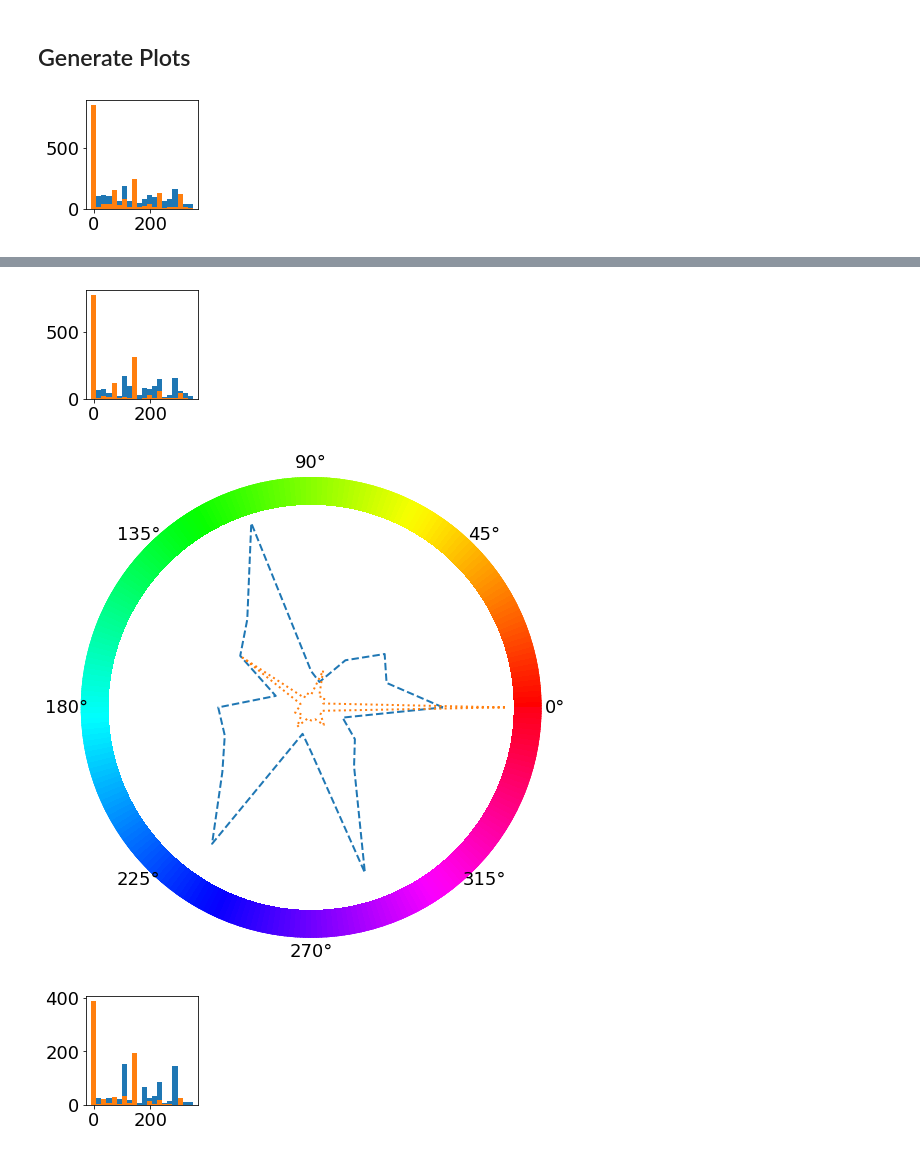
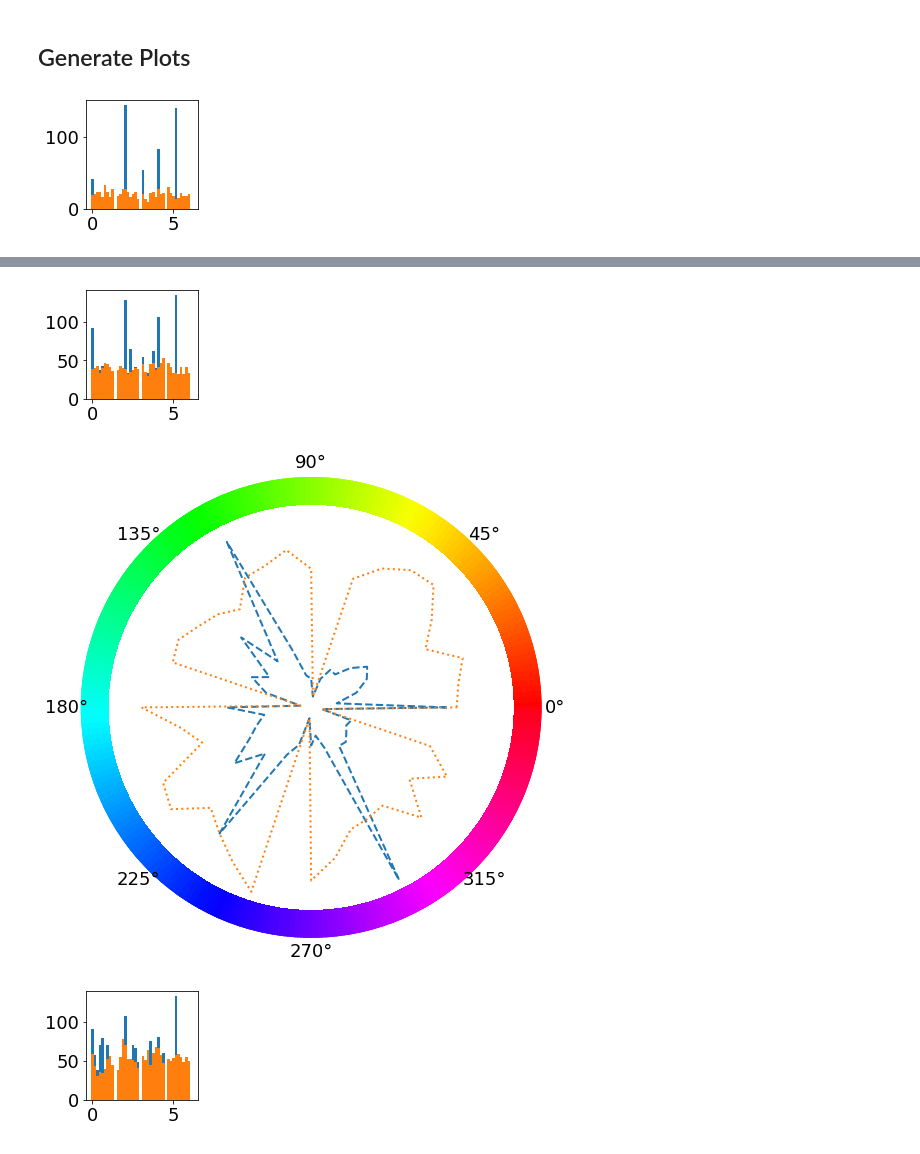
Before and after one commit to ecs-vlc/opponency, a Jupyter notebook: excitatory_colours.ipynb, the cells around one changed output, grey strips where cells are left out. Drawn from its saved outputs; the diff is of its cells as text; code cells hidden in the pictures.

```diff
--- a/excitatory_colours.ipynb
+++ b/excitatory_colours.ipynb
@@ -24,15 +24,20 @@ import numpy as np
 from matplotlib import cm
 import matplotlib as mpl
 
-layers = {'retina_relu2', 'ventral_relu0', 'ventral_relu1'}
+layers = ['retina_relu2', 'ventral_relu0', 'ventral_relu1']
 
 for layer in layers:
     plt.figure(figsize=(2,2))
     frame = pd.read_pickle('logs/devalois.pd')
     frame = frame[frame['layer'] == layer]
     frame = frame[frame['class'] == 'spectrally opponent']
-    exc = plt.hist(frame['max_params'], bins=20, align='left', range=(0,360))
-    inh = plt.hist(frame['min_params'], bins=20, align='left', range=(0,360))
+
+    frame['max_params'] = (frame['max_params'] * 2 * np.pi) / 360
+    frame['min_params'] = (frame['min_params'] * 2 * np.pi) / 360
+
+    exc = plt.hist(frame['max_params'], bins=40, align='left', range=(0,2 * np.pi))
+
+    inh = plt.hist(frame['min_params'], bins=40, align='left', range=(0,2 * np.pi))
 
     # Generate a figure with a polar projection
     fg = plt.figure(figsize=(8,8))
@@ -56,9 +61,7 @@ for layer in layers:
     def get_data(x, m):
         my_x = list(x[1])
         my_x.append(my_x[len(my_x) - 1] + my_x[1])
-        my_x = [my_x[i] - 9 for i in range(len(my_x))]
-        xs = [(my_x[i+1] - my_x[i]) / 2. + my_x[i] for i in range(len(my_x) - 1)]
-        xs = [(xs[i] / 360.) * 2 * np.pi for i in range(len(xs))]
+        xs = my_x[:-1]
 
         ys = list(x[0])
         ys.append(ys[0])
@@ -71,6 +74,6 @@ for layer in layers:
     plt.polar(exc1, exc2, linewidth=2, linestyle='--', label='Excitators')
     plt.polar(inh1, inh2, linewidth=2, linestyle=':', label='Inhibitors')
 
-    plt.savefig('figures/' + layer + '.eps')
+    plt.savefig('figures/' + layer + '.pdf')
 # %% [output]
-[figure, old version]
+[figure, new version]
@@ -78,3 +81,3 @@ for layer in layers:
-[figure, old version]
+[figure, new version]
-[figure, old version]
+[figure, new version]
-[figure, old version]
+[figure, new version]
```
Also changed, not shown: parts of 1 cell of this notebook, 9 other files.
